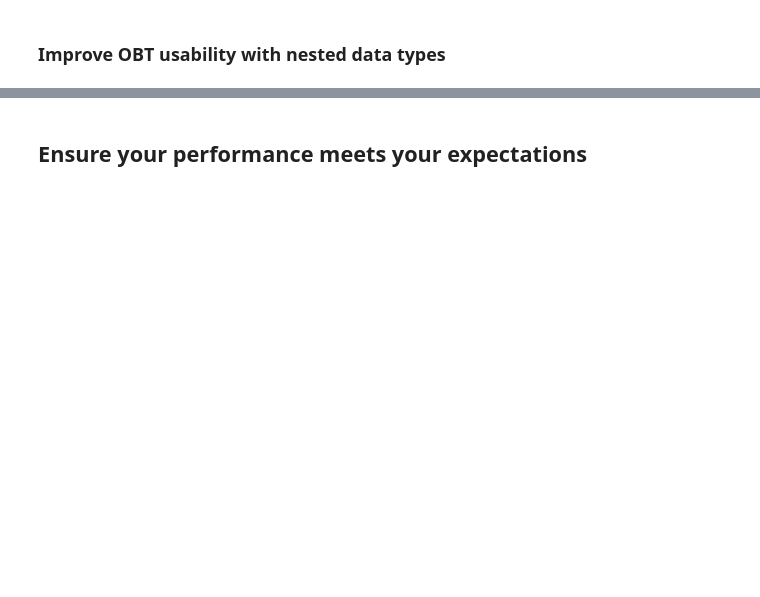
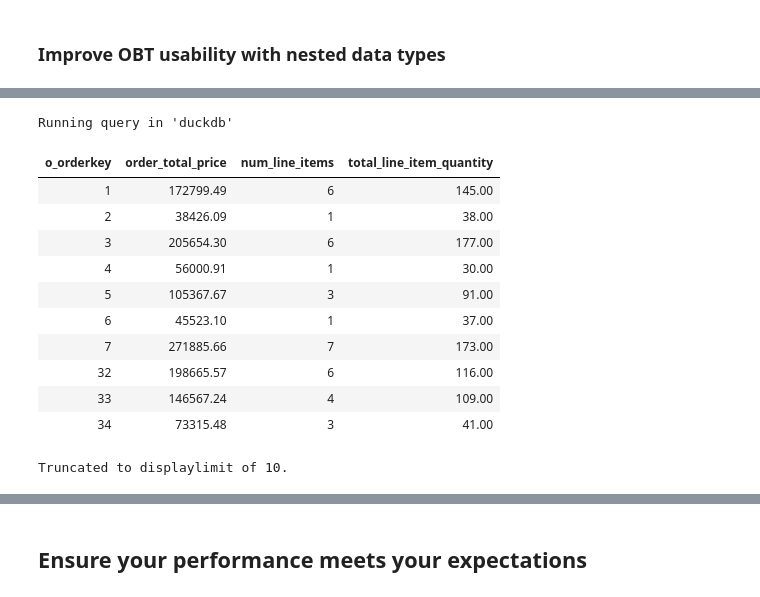
Before and after one commit to josephmachado/adv_data_transformation_in_sql, a Jupyter notebook: concepts/nested_data_types/using_nested_data_types.ipynb, the cells around one changed output, grey strips where cells are left out. Cells and saved outputs as stored; diff of their text form; code cells hidden in the pictures; blank space fills up the shorter version.

```diff
--- a/concepts/nested_data_types/using_nested_data_types.ipynb
+++ b/concepts/nested_data_types/using_nested_data_types.ipynb
@@ -321,14 +383,29 @@ LIMIT
 # %%
 %%sql
 -- get lineitem metrics, with array aggregation functions (specific to DuckDB)
 SELECT o_orderkey,
+    o_totalprice AS order_total_price,
     len(lineitems) as num_line_items,
     array_reduce(array_transform(lineitems, x -> x.quantity), (x, y) -> x + y) as total_line_item_quantity
 FROM wide_orders
 ORDER BY
   1
 LIMIT
   10;
+# %% [output]
+Running query in 'duckdb'
+| o_orderkey | order_total_price | num_line_items | total_line_item_quantity |
+| 1 | 172799.49 | 6 | 145.00 |
+| 2 | 38426.09 | 1 | 38.00 |
+| 3 | 205654.30 | 6 | 177.00 |
+| 4 | 56000.91 | 1 | 30.00 |
+| 5 | 105367.67 | 3 | 91.00 |
+| 6 | 45523.10 | 1 | 37.00 |
+| 7 | 271885.66 | 7 | 173.00 |
+| 32 | 198665.57 | 6 | 116.00 |
+| 33 | 146567.24 | 4 | 109.00 |
+| 34 | 73315.48 | 3 | 41.00 |
+Truncated to displaylimit of 10.
 # %%
 %%sql
 -- Get order metrics
```
Also changed, not shown: parts of 16 cells of this notebook, 8 other files.
